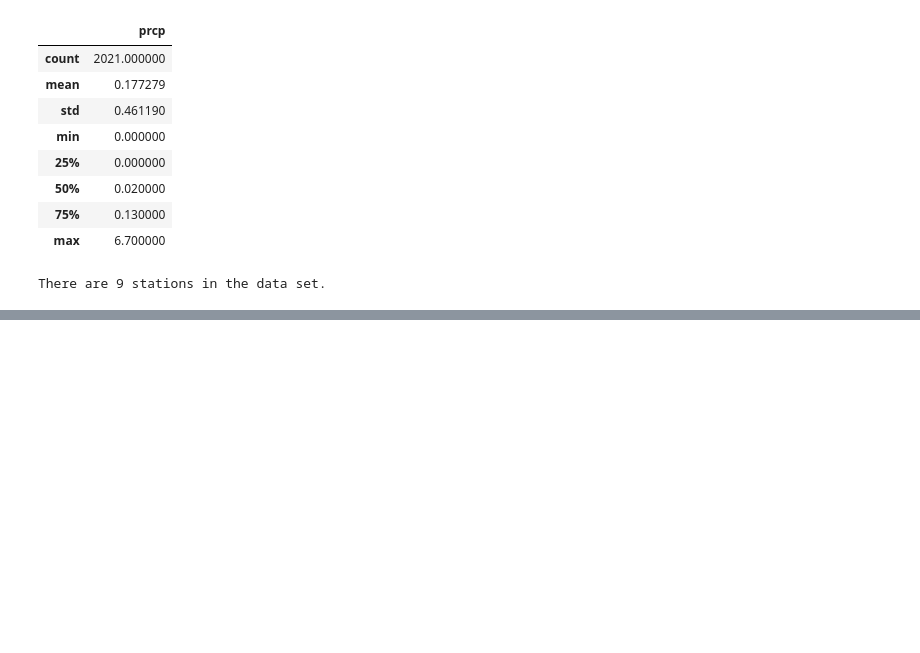
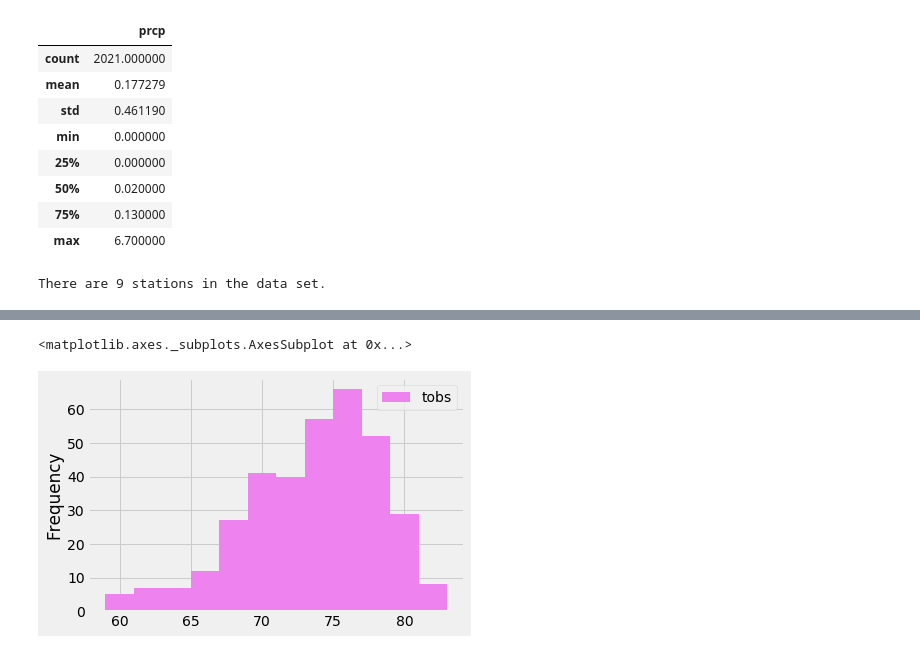
Before and after one commit to tnatoli29/sqlalchemy-challenge-, a Jupyter notebook: Climate/Climate Analysis.ipynb, the cells around one changed output, grey strips where cells are left out. Cells and saved outputs as stored; diff of their text form; code cells hidden in the pictures; blank space fills up the shorter version.

```diff
--- a/Climate/Climate Analysis.ipynb
+++ b/Climate/Climate Analysis.ipynb
@@ -143,0 +170,7 @@ SyntaxError: invalid syntax (<ipython-input-89-089368f1ba85>, line 3)
+# %%
+# Choose the station with the highest number of temperature observations.
+# Query the last 12 months of temperature observation data for this station
+high_temp = session.query(measure.date, measure.tobs).filter(measure.station =="USC00519281").\
+            filter(measure.date >last_year_day).all()
+
+high_temp[:10]
@@ -143,0 +188,7 @@ SyntaxError: invalid syntax (<ipython-input-89-089368f1ba85>, line 3)
+# %%
+#Plot the results as a histogram
+high_temp_df = pd.DataFrame(high_temp)
+high_temp_df.plot(kind = "hist", bins=12, color = "violet")
+# %% [output]
+<matplotlib.axes._subplots.AxesSubplot at 0x...>
+[figure, added]
```
Also changed, not shown: parts of 5 cells of this notebook.
